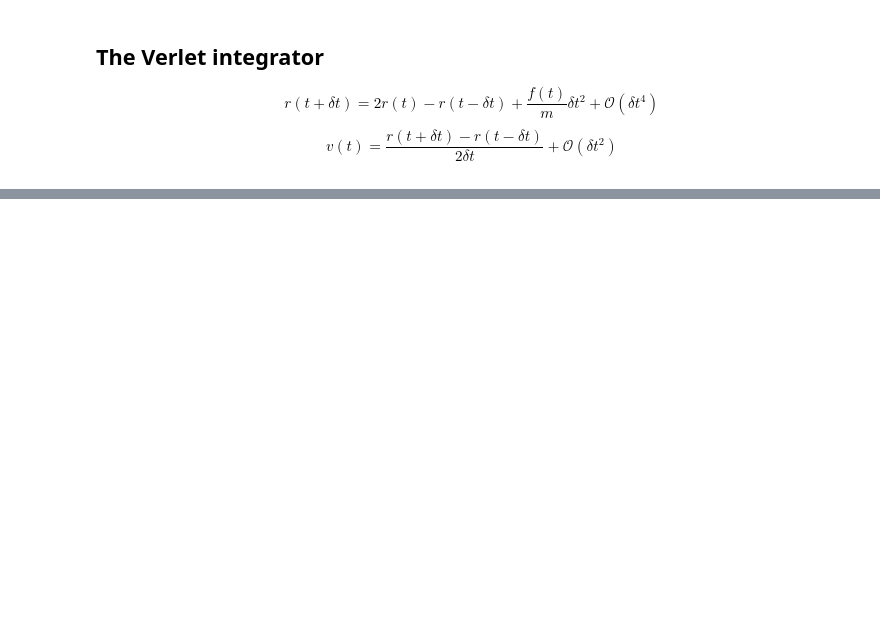
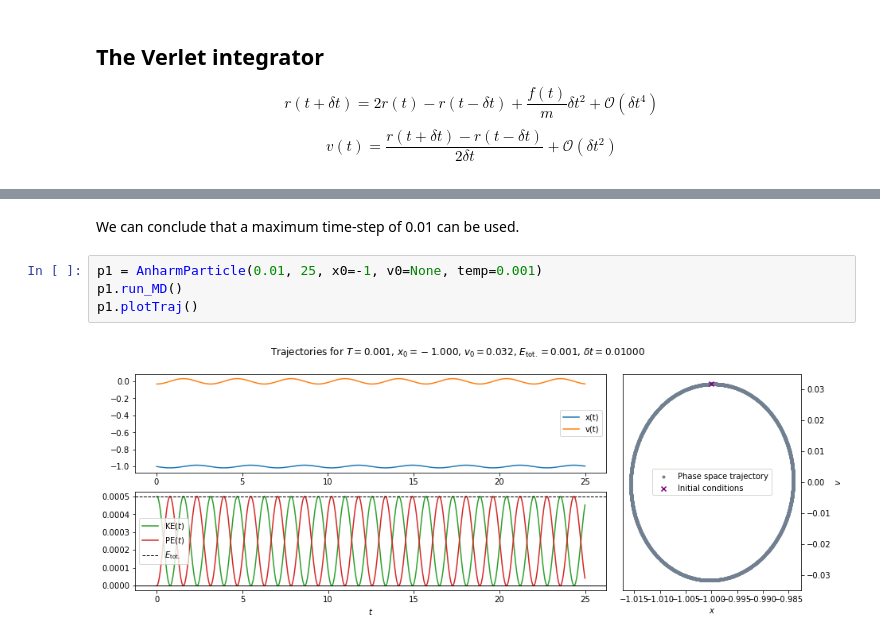
Before and after one commit to brianz98/chem-536-final-project, a Jupyter notebook: anharmonic-oscillator-molecular-dynamics.ipynb, the cells around one changed output, grey strips where cells are left out. Drawn from its saved outputs; the diff is of its cells as text; blank space fills up the shorter version.

```diff
--- a/anharmonic-oscillator-molecular-dynamics.ipynb
+++ b/anharmonic-oscillator-molecular-dynamics.ipynb
@@ -89,0 +174,8 @@ class AnharmParticle:
+# %% [markdown]
+We can conclude that a maximum time-step of 0.01 can be used.
+# %%
+p1 = AnharmParticle(0.01, 25, x0=-1, v0=None, temp=0.001)
+p1.run_MD()
+p1.plotTraj()
+# %% [output]
+[figure, added]
```
Also changed, not shown: parts of 23 cells of this notebook, 1 other file.
